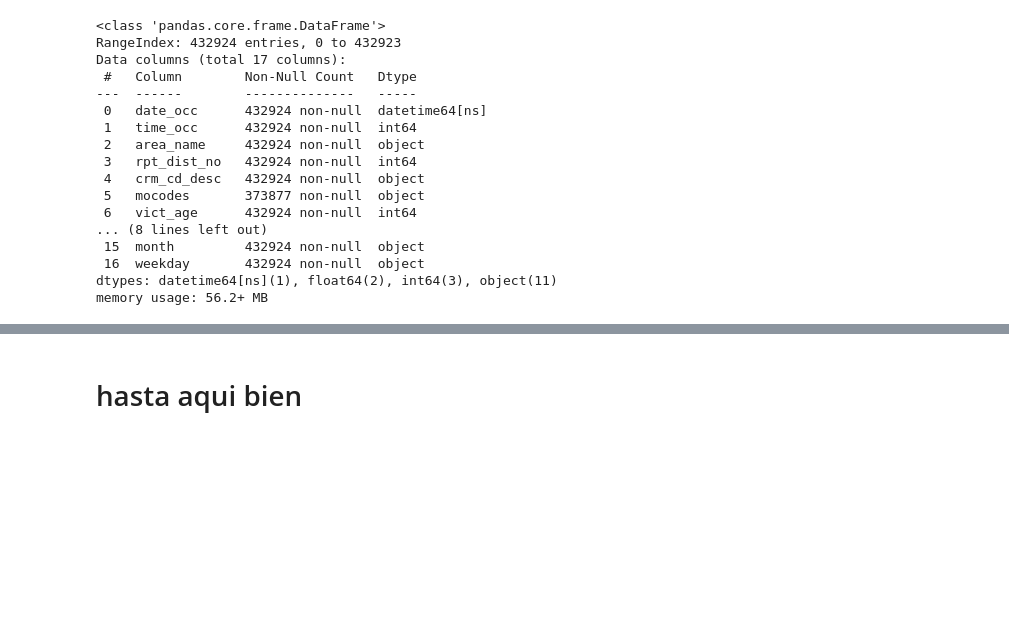
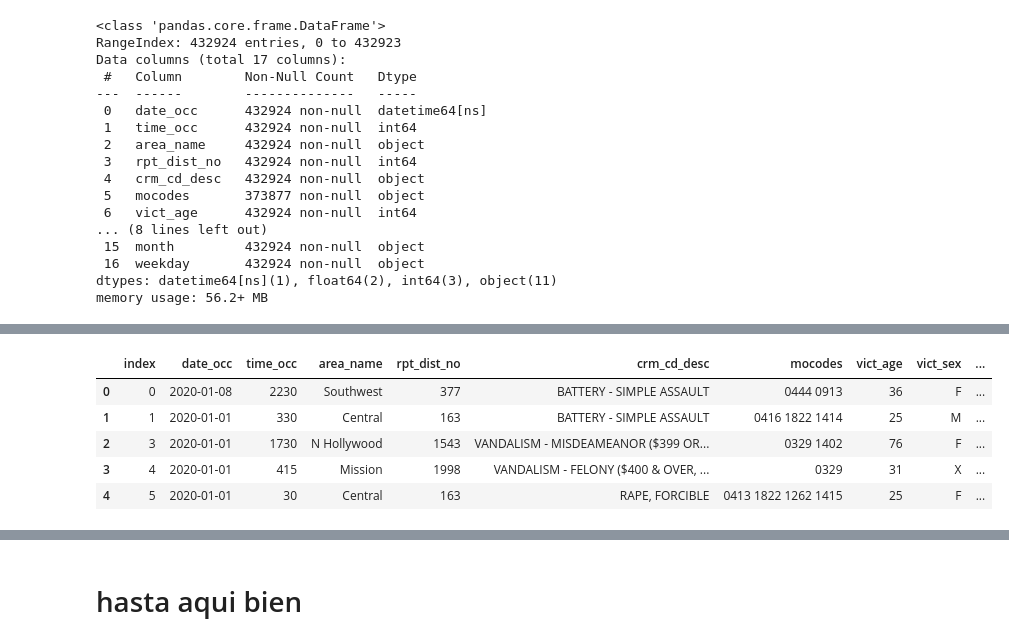
Before and after one commit to LAFG16/final_proyect_crime, a Jupyter notebook: src/04. EDA Crime Data.ipynb, the cells around one changed output, grey strips where cells are left out. Cells and saved outputs as stored; diff of their text form; code cells hidden in the pictures; blank space fills up the shorter version.

```diff
--- a/src/04. EDA Crime Data.ipynb
+++ b/src/04. EDA Crime Data.ipynb
@@ -580,0 +753,6 @@ total_data = total_data.loc[total_data["vict_age"] > 0].copy()
+# %%
+mocodes = pd.DataFrame()
+mocodes['mocodes_desc']=total_data['mocodes'].str.split(" ")
+# mocodes['mocodes_desc'] = mocodes['mocodes']
+# mocodes.dropna(subset = "mocodes", axis = 0, how = "any", inplace = True)
+# mocodes.reset_index(drop=True, inplace=True)
@@ -580,0 +775,2 @@ total_data = total_data.loc[total_data["vict_age"] > 0].copy()
+# %%
+mocodes.fillna("0", inplace = True)
@@ -580,0 +788,9 @@ total_data = total_data.loc[total_data["vict_age"] > 0].copy()
+# %%
+codigos_dict = dict(zip(codigos["mocodes"], codigos["mocodes_desc"]))
+
+for idx, code_list in enumerate(mocodes["mocodes_desc"]):
+    for i, code in enumerate(code_list):
+        if code in codigos_dict:
+            mocodes.at[idx, 'mocodes_desc'][i] = codigos_dict[code]
+
+mocodes
@@ -580,0 +836,8 @@ total_data = total_data.loc[total_data["vict_age"] > 0].copy()
+# %%
+def join_list(row):
+    return ''.join(map(str, row))
+
+# Aplicar la función a la columna "mocodes" para unir cada lista en una cadena
+mocodes["mocodes_desc"] = mocodes["mocodes_desc"].apply(join_list)
+
+mocodes
@@ -581,3 +858,13 @@ total_data = total_data.loc[total_data["vict_age"] > 0].copy()
+# %%
+total_data["mocodes_desc"] = mocodes["mocodes_desc"]
+total_data.head()
+# %% [output]
+|  | index | date_occ | time_occ | area_name | rpt_dist_no | crm_cd_desc | mocodes | vict_age | vict_sex | ... |
+| 0 | 0 | 2020-01-08 | 2230 | Southwest | 377 | BATTERY - SIMPLE ASSAULT | 0444 0913 | 36 | F | ... |
+| 1 | 1 | 2020-01-01 | 330 | Central | 163 | BATTERY - SIMPLE ASSAULT | 0416 1822 1414 | 25 | M | ... |
+| 2 | 3 | 2020-01-01 | 1730 | N Hollywood | 1543 | VANDALISM - MISDEAMEANOR ($399 OR... | 0329 1402 | 76 | F | ... |
+| 3 | 4 | 2020-01-01 | 415 | Mission | 1998 | VANDALISM - FELONY ($400 & OVER, ... | 0329 | 31 | X | ... |
+| 4 | 5 | 2020-01-01 | 30 | Central | 163 | RAPE, FORCIBLE | 0413 1822 1262 1415 | 25 | F | ... |
 # %%
 total_data.info()
 # %% [output]
```
Also changed, not shown: parts of 23 cells of this notebook.
